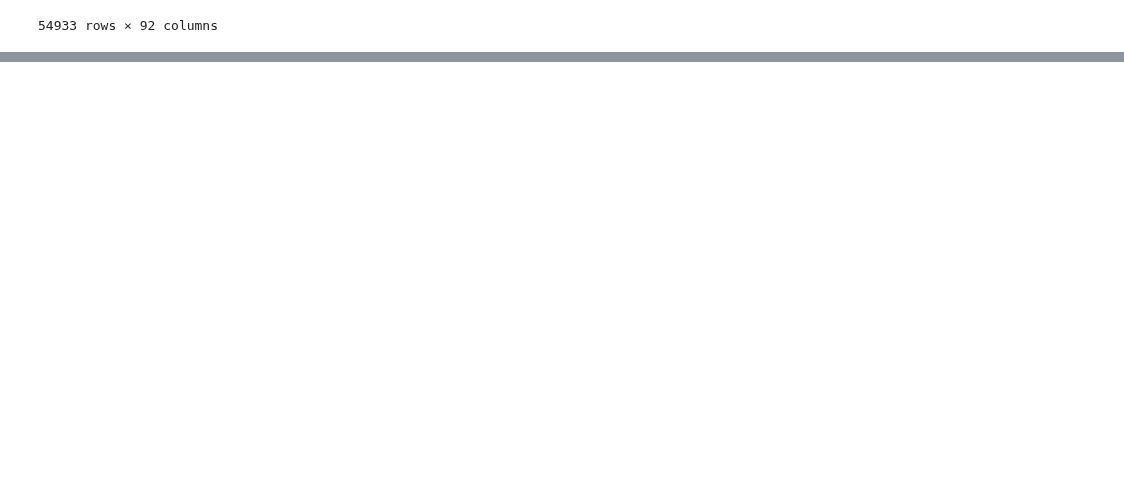
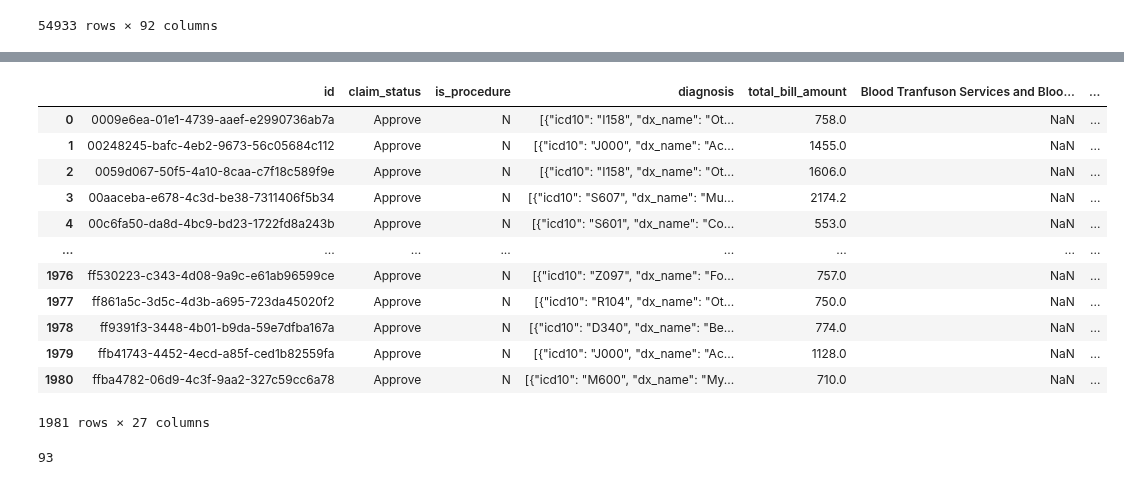
Before and after one commit to nxxk23/AI-Engineer, a Jupyter notebook: fraud.ipynb, the cells around one changed output, grey strips where cells are left out. Saved outputs shown, nothing was run; the diff lists cells and outputs as text; code cells hidden in the pictures; blank space fills up the shorter version.

```diff
--- a/fraud.ipynb
+++ b/fraud.ipynb
@@ -527,4 +243,0 @@ approve
-# %%
-import json
-
-json.loads(approve['billing'].iloc[1])
@@ -586,20 +243,0 @@ dtype: int64
-# %%
-import json
-
-# Load the first row of the billing column
-billing_initial = opd['billing'][0]
-bill_list = json.loads(billing_initial)
-total_billing_amount_after_discount = 0.0
-
-# Loop through each bill item to extract billing amounts and discounts
-for bill in bill_list:
-    # Extract the billing amount and discount, converting to float
-    billing_amount = float(bill['billing_initial'])  # Convert to float for summation
-    billing_discount = float(bill['billing_discount'])  # Convert to float
-    print(f"Billing Initial: {billing_amount:.2f}  Discount: {billing_discount:.2f}")
-    effective_amount = billing_amount - billing_discount
-    total_billing_amount_after_discount += effective_amount
-
-# Display the total billing amount after discounts
-print("\nTotal Billing Amount After Discounts:")
-print(f"{total_billing_amount_after_discount:.2f}")
@@ -917,0 +515,19 @@ bill_list
+# %%
+
+# Step 7: Extract and add icd10 and dx_name to bill_price from the diagnosis column
+def parse_diagnosis_data(row):
+    diagnosis_data = json.loads(row)  # Convert the diagnosis column from JSON string to list of dictionaries
+    icd10_list = []
+    dx_name_list = []
+    for diagnosis in diagnosis_data:
+        icd10_list.append(diagnosis['icd10'])
+        dx_name_list.append(diagnosis['dx_name'])
+
+    # Join the lists into a comma-separated string if multiple entries
+    return pd.Series({
+        'icd10': ', '.join(icd10_list),
+        'dx_name': ', '.join(dx_name_list)
+    })
+
+# Apply the parsing function to the diagnosis column
+diagnosis_data = bill_price['diagnosis'].apply(parse_diagnosis_data)
@@ -917,0 +730,20 @@ bill_list
+# %%
+bill_price.to_csv('bill_price.csv')
+# %% [output]
+|  | id | claim_status | is_procedure | diagnosis | total_bill_amount | Blood Tranfuson Services and Bloo... | ... |
+| 0 | 0009e6ea-01e1-4739-aaef-e2990736ab7a | Approve | N | [{"icd10": "I158", "dx_name": "Ot... | 758.0 | NaN | ... |
+| 1 | 00248245-bafc-4eb2-9673-56c05684c112 | Approve | N | [{"icd10": "J000", "dx_name": "Ac... | 1455.0 | NaN | ... |
+| 2 | 0059d067-50f5-4a10-8caa-c7f18c589f9e | Approve | N | [{"icd10": "I158", "dx_name": "Ot... | 1606.0 | NaN | ... |
+| 3 | 00aaceba-e678-4c3d-be38-7311406f5b34 | Approve | N | [{"icd10": "S607", "dx_name": "Mu... | 2174.2 | NaN | ... |
+| 4 | 00c6fa50-da8d-4bc9-bd23-1722fd8a243b | Approve | N | [{"icd10": "S601", "dx_name": "Co... | 553.0 | NaN | ... |
+| ... | ... | ... | ... | ... | ... | ... | ... |
+| 1976 | ff530223-c343-4d08-9a9c-e61ab96599ce | Approve | N | [{"icd10": "Z097", "dx_name": "Fo... | 757.0 | NaN | ... |
+| 1977 | ff861a5c-3d5c-4d3b-a695-723da45020f2 | Approve | N | [{"icd10": "R104", "dx_name": "Ot... | 750.0 | NaN | ... |
+| 1978 | ff9391f3-3448-4b01-b9da-59e7dfba167a | Approve | N | [{"icd10": "D340", "dx_name": "Be... | 774.0 | NaN | ... |
+| 1979 | ffb41743-4452-4ecd-a85f-ced1b82559fa | Approve | N | [{"icd10": "J000", "dx_name": "Ac... | 1128.0 | NaN | ... |
+| 1980 | ffba4782-06d9-4c3f-9aa2-327c59cc6a78 | Approve | N | [{"icd10": "M600", "dx_name": "My... | 710.0 | NaN | ... |
+1981 rows × 27 columns
+# %%
+opd['hospital_code'].nunique()
+# %% [output]
+93
```
Also changed, not shown: parts of 88 cells of this notebook.
